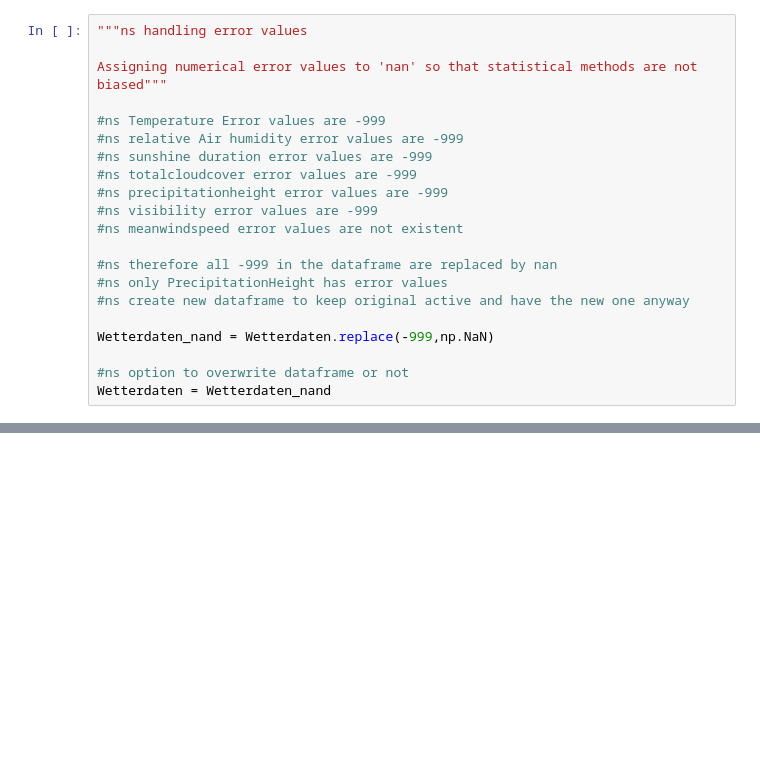
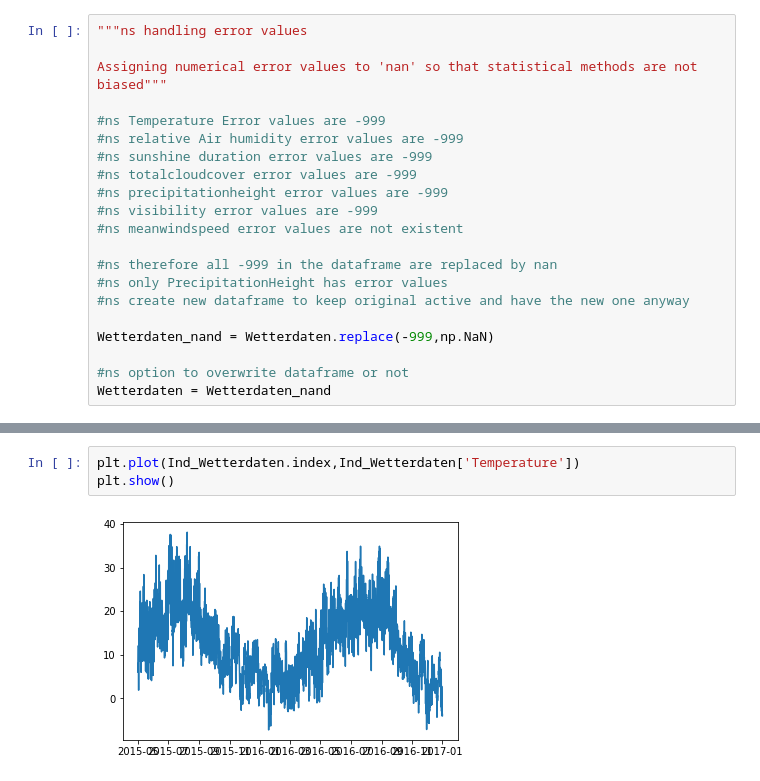
Before and after one commit to AA-Black-Mamba/Workspace, a Jupyter notebook: Einlesen_Wetterdaten_V2.ipynb, the cells around one changed output, grey strips where cells are left out. Drawn from its saved outputs; the diff is of its cells as text; blank space fills up the shorter version.

```diff
--- a/Einlesen_Wetterdaten_V2.ipynb
+++ b/Einlesen_Wetterdaten_V2.ipynb
@@ -346,0 +401,5 @@ Ind_Wetterdaten.head()
+# %%
+plt.plot(Ind_Wetterdaten.index,Ind_Wetterdaten['Temperature'])
+plt.show()
+# %% [output]
+[figure, added]
```
Also changed, not shown: parts of 9 cells of this notebook.
